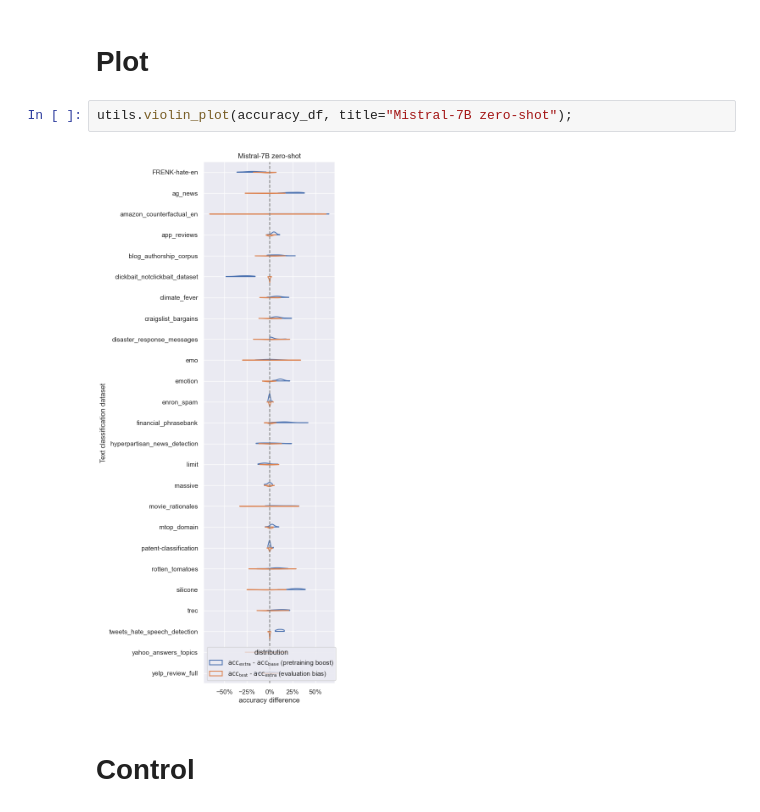
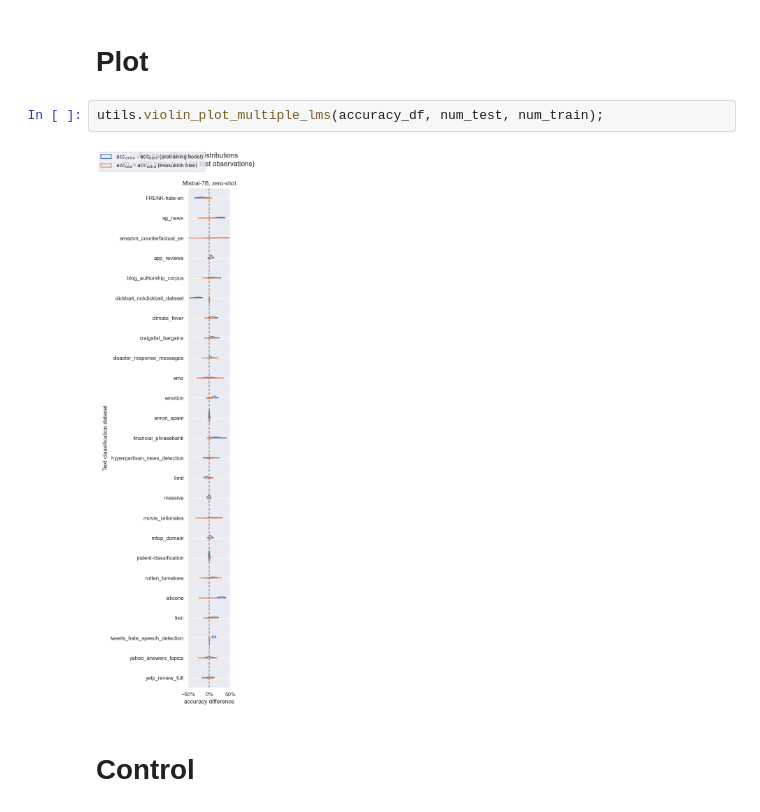
Before and after one commit to kddubey/pretrain-on-test, a Jupyter notebook: analysis/zero_shot.ipynb, the cells around one changed output. Saved outputs shown, nothing was run; the diff lists cells and outputs as text.

```diff
--- a/analysis/zero_shot.ipynb
+++ b/analysis/zero_shot.ipynb
@@ -36,10 +36,10 @@ equation = "p(num_correct, num_test) ~ method + (1|dataset/pair)"
 id_vars = ("num_test", "pair", "dataset")
 # %% [markdown]
 # Plot
-# %%
-utils.violin_plot(accuracy_df, title="Mistral-7B zero-shot");
-# %% [output]
-[figure, removed]
+# %%
+utils.violin_plot_multiple_lms(accuracy_df, num_test, num_train);
+# %% [output]
+[figure, added]
 # %% [markdown]
 # Control
 # %%
```
Also changed, not shown: 6 other files.
